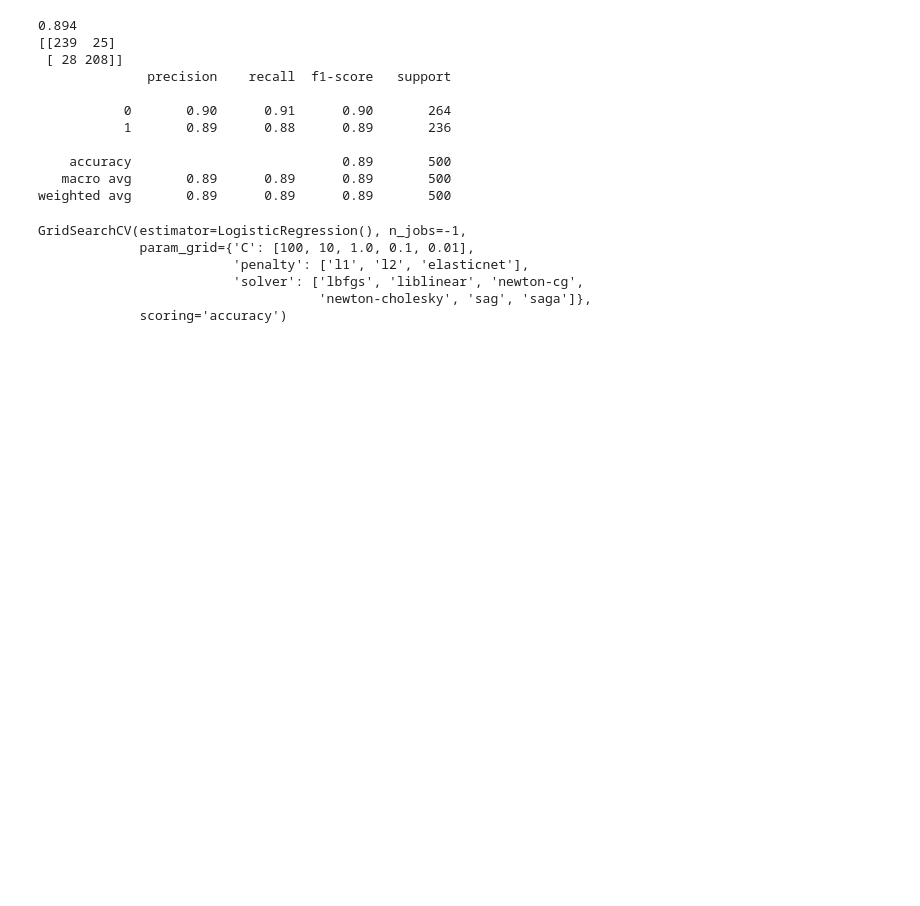
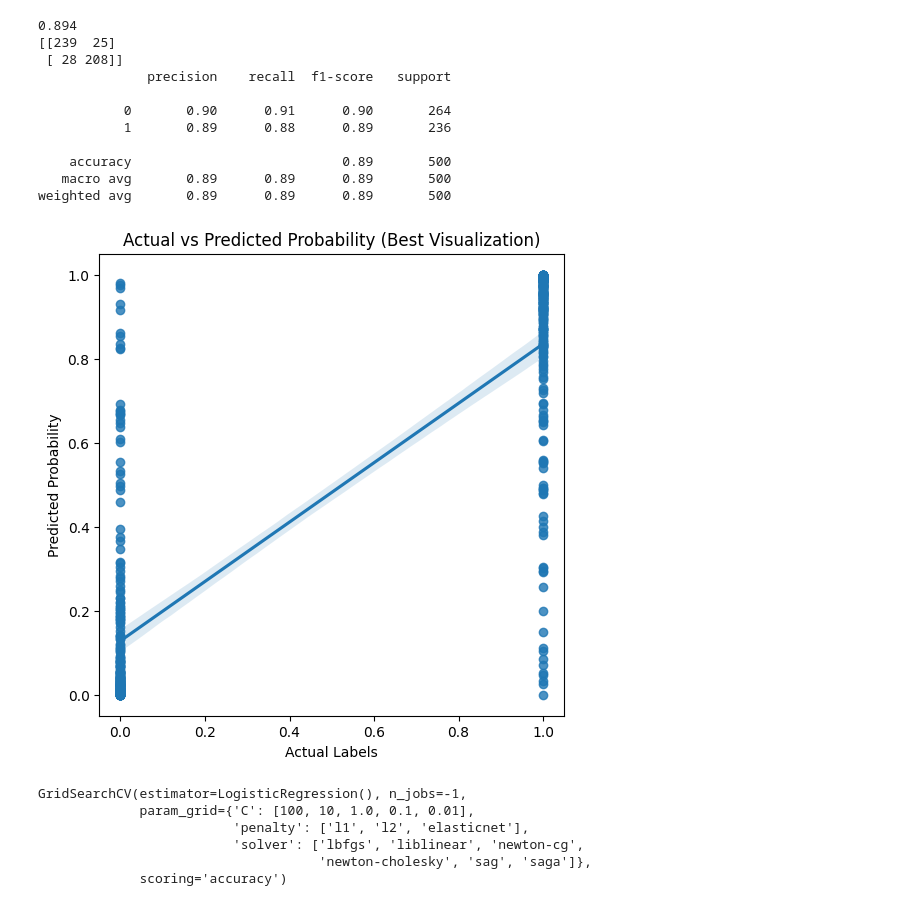
Before and after one commit to Satyajit-tech2006/ML-Projects, a Jupyter notebook: Logistic Regression Implementations/Implementation 1/practical.ipynb, the cells around one changed output. Cells and saved outputs as stored; diff of their text form; code cells hidden in the pictures; blank space fills up the shorter version.

Commit message:
Visualizing the model

```diff
--- a/Logistic Regression Implementations/Implementation 1/practical.ipynb
+++ b/Logistic Regression Implementations/Implementation 1/practical.ipynb
@@ -98,6 +98,17 @@ print(report)
     accuracy                           0.89       500
    macro avg       0.89      0.89      0.89       500
 weighted avg       0.89      0.89      0.89       500
+# %%
+y_prob = logistic.predict_proba(X_test)[:, 1]
+plt.figure(figsize=(6,6))
+sns.regplot(x=y_test, y=y_prob, logistic=False)
+
+plt.xlabel("Actual Labels")
+plt.ylabel("Predicted Probability")
+plt.title("Actual vs Predicted Probability (Best Visualization)")
+plt.show()
+# %% [output]
+[figure, added]
 # %%
 #GridSearchCV
 model=LogisticRegression()
```
